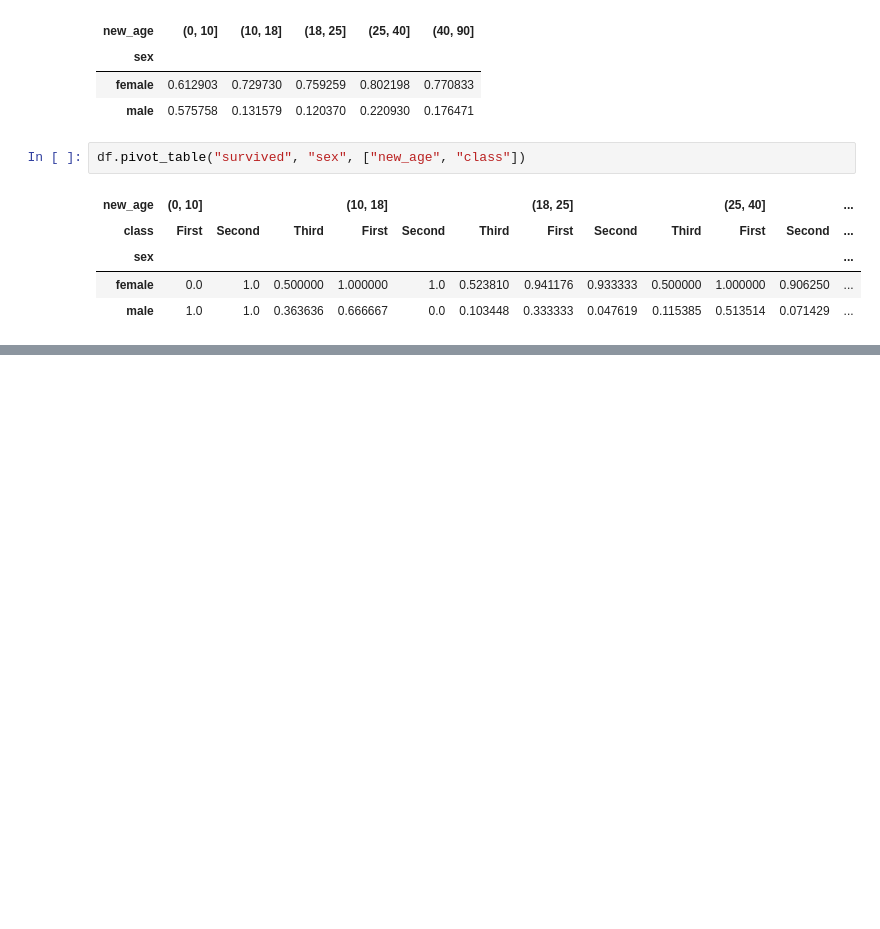
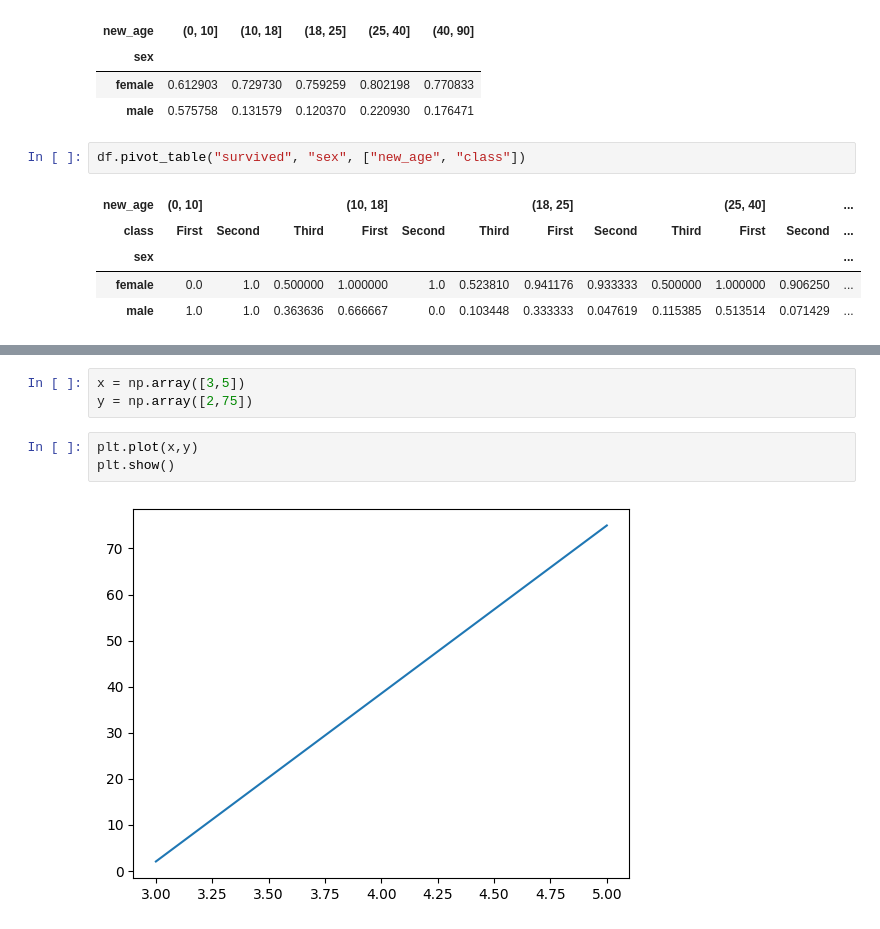
Before and after one commit to lacteavian/miuul_machine_learning_bootcamp, a Jupyter notebook: week2_notes.ipynb, the cells around one changed output, grey strips where cells are left out. Saved outputs shown, nothing was run; the diff lists cells and outputs as text; blank space fills up the shorter version.

```diff
--- a/week2_notes.ipynb
+++ b/week2_notes.ipynb
@@ -741,0 +898,8 @@ df.pivot_table("survived", "sex", ["new_age", "class"])
+# %%
+x = np.array([3,5])
+y = np.array([2,75])
+# %%
+plt.plot(x,y)
+plt.show()
+# %% [output]
+[figure, added]
```
Also changed, not shown: parts of 92 cells of this notebook.
